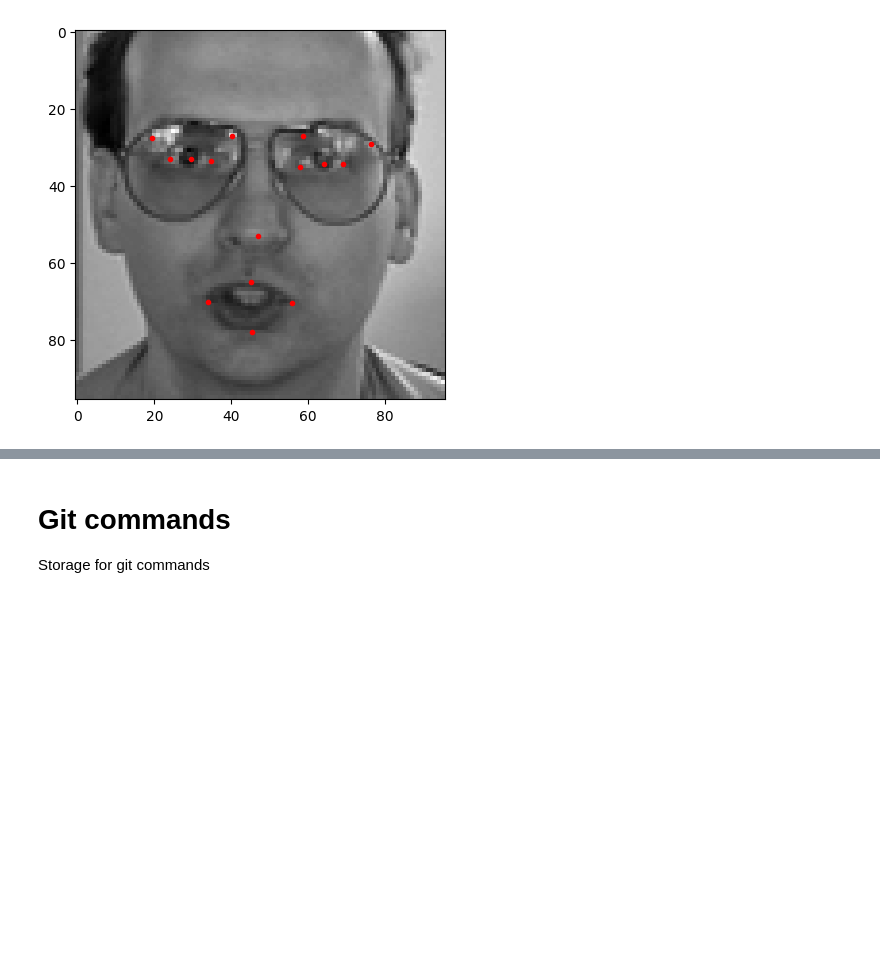
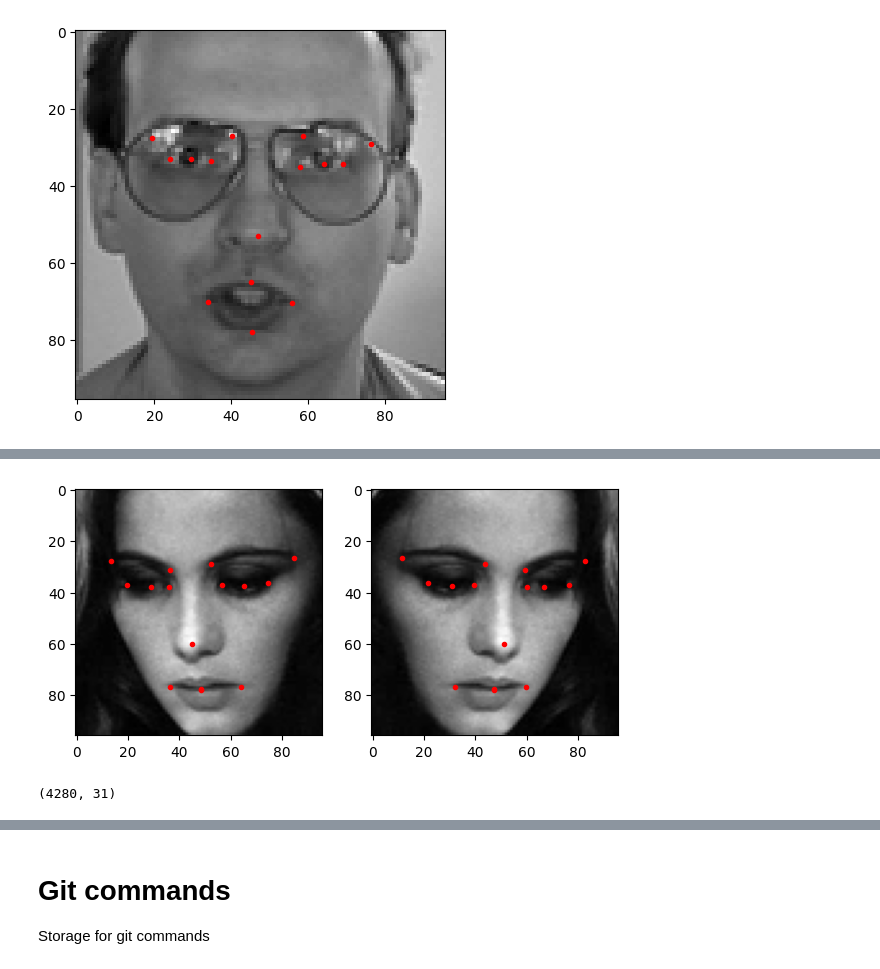
Before and after one commit to KaisuH/Emotion-AI, a Jupyter notebook: Emotion_AI.ipynb, the cells around one changed output, grey strips where cells are left out. Cells and saved outputs as stored; diff of their text form; code cells hidden in the pictures; blank space fills up the shorter version.

```diff
--- a/Emotion_AI.ipynb
+++ b/Emotion_AI.ipynb
@@ -184,0 +193,7 @@ plt.show()
+# %%
+# Creating a new copy of the original data set
+key_points_df_copy = copy.copy(key_points_df)
+
+# Retrieve the columns in the dataframe except the image
+columns = key_points_df_copy.columns[:-1]
+columns
@@ -184,0 +216,33 @@ plt.show()
+# %%
+# 1. Horizontal flip of the image along y axis
+key_points_df_copy['Image'] = key_points_df_copy['Image'].apply(
+    lambda img: np.flip(img, axis = 1))
+
+# The y coordinates will stay the same.
+# The x coordinates can be derived by extracting x-coordinate form
+# the width of the image.
+
+for i in range(len(columns)):
+  if i % 2 == 0:
+    key_points_df_copy[columns[i]] = key_points_df_copy[columns[i]].apply(lambda x: 96.- float(x))
+# %%
+# Print the original and flipped image side by side
+img = 2025
+
+fig, axes = plt.subplots(nrows=1, ncols=2, figsize=(7, 7))
+axes[0].imshow(key_points_df['Image'][img],cmap='grey')
+for j in range(1, 31, 2):
+    axes[0].plot(key_points_df.iloc[img,j-1],key_points_df.iloc[img,j],marker='.', color='r')
+
+axes[1].imshow(key_points_df_copy['Image'][img],cmap='grey')
+for j in range(1, 31, 2):
+    axes[1].plot(key_points_df_copy.iloc[img,j-1],key_points_df_copy.iloc[img,j],marker='.', color='r')
+fig.show()
+# %% [output]
+[figure, added]
+# %%
+# Combine the augmented images to the original dataframe
+augmented_df = np.concatenate((key_points_df, key_points_df_copy))
+augmented_df.shape
+# %% [output]
+(4280, 31)
```
Also changed, not shown: parts of 43 cells of this notebook, 6 other files.
